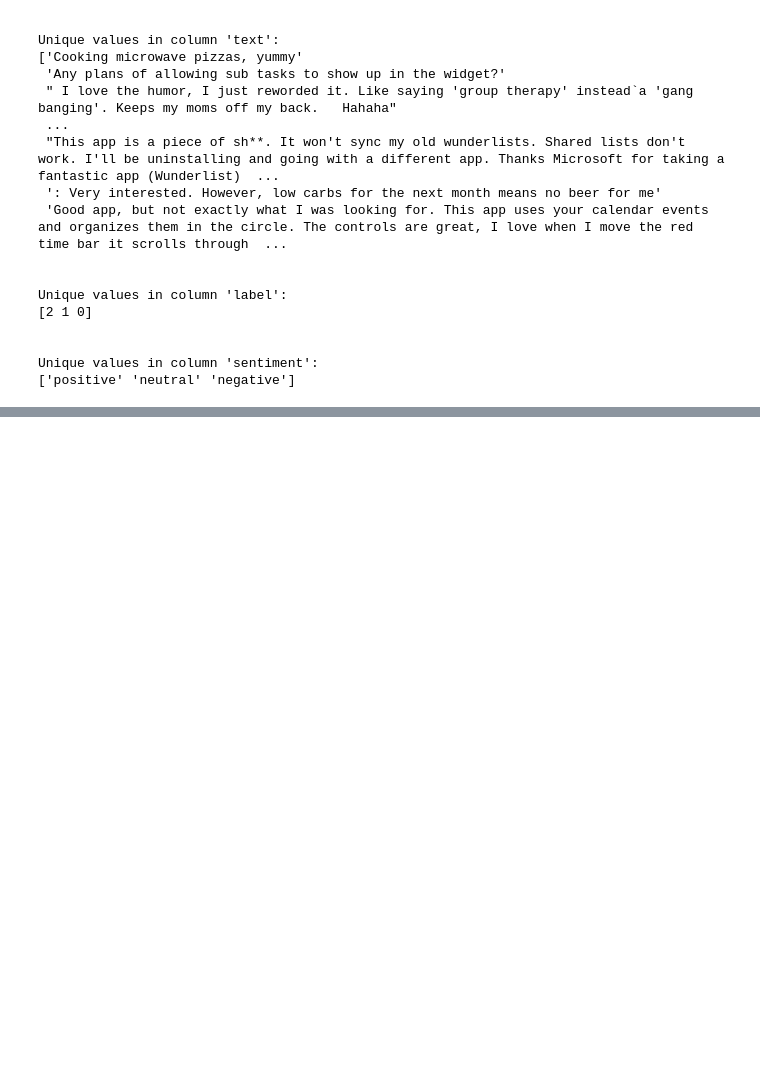
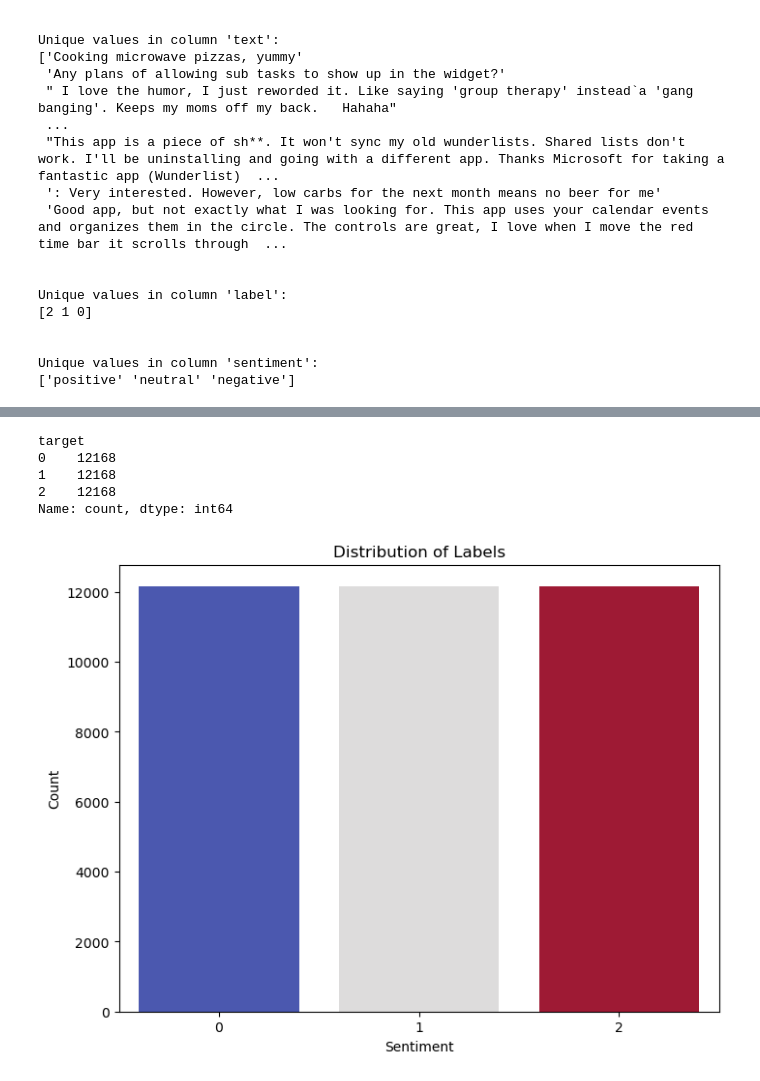
Before and after one commit to PaolaGaray/SocialMediaSentimentAnalysis, a Jupyter notebook: notebooks/data_cleaning.ipynb, the cells around one changed output, grey strips where cells are left out. Cells and saved outputs as stored; diff of their text form; code cells hidden in the pictures; blank space fills up the shorter version.

Commit message:
undersampling the majority class to balance the dataset

```diff
--- a/notebooks/data_cleaning.ipynb
+++ b/notebooks/data_cleaning.ipynb
@@ -116,0 +118,22 @@ plt.show()
+# %%
+# Balance the dataset using Undersampling Majority Class:
+# This involves reducing the number of samples in the majority class ('1')
+# to match the number of samples in the minority classes ('0' and '2').
+
+from imblearn.under_sampling import RandomUnderSampler
+
+# Find the minimum number of samples in any class
+min_class_samples = min(df['target'].value_counts())
+
+# Define custom sampling strategy to make all classes have the same number of samples
+undersample = RandomUnderSampler(sampling_strategy={0: min_class_samples, 1: min_class_samples, 2: min_class_samples})
+
+# Apply undersampling
+X_under, y_under = undersample.fit_resample(X, y)
+
+# Create new balanced DataFrame
+df_balanced = pd.DataFrame(X_under, columns=['id', 'text', 'sentiment'])
+df_balanced['target'] = y_under
+
+# Verify new class distribution
+print(df_balanced['target'].value_counts())
@@ -117 +162,23 @@ plt.show()
+# %%
+# Distribution of the target
+label_counts = df_balanced['target'].value_counts()
+
+label_counts
+# %% [output]
+target
+0    12168
+1    12168
+2    12168
+Name: count, dtype: int64
+# %%
+# Create a bar plot for target distribution
+plt.figure(figsize=(8, 6))
+sns.barplot(x=label_counts.index, y=label_counts.values, hue=label_counts.index, palette='coolwarm', dodge=False, legend=False)
+
+plt.title('Distribution of Labels')
+plt.xlabel('Sentiment')
+plt.ylabel('Count')
+plt.show()
+# %% [output]
+[figure, added]
 # %%
```
Also changed, not shown: parts of 8 cells of this notebook.
